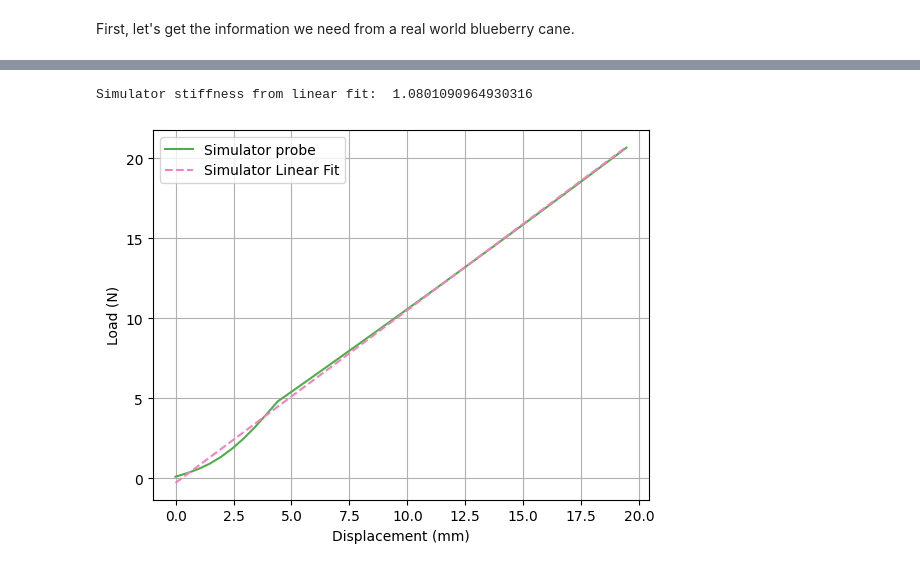
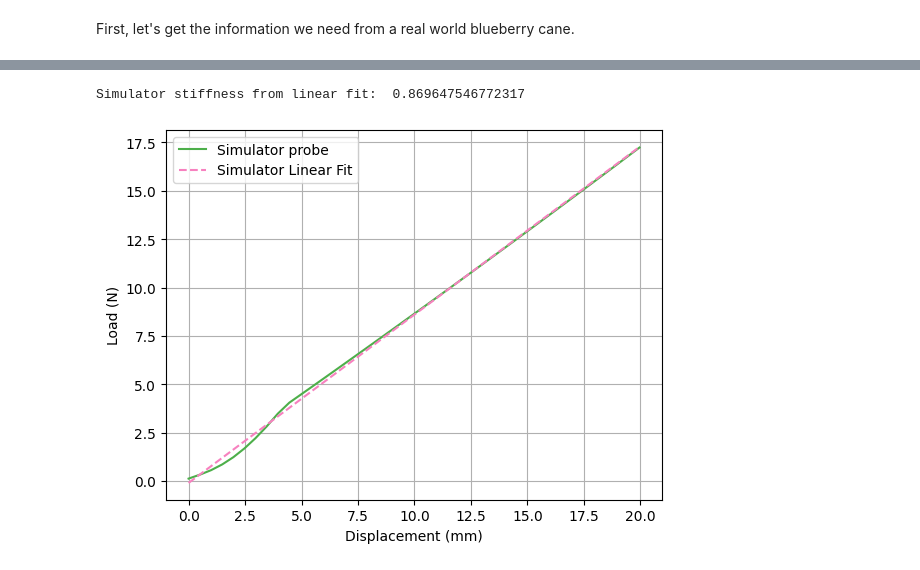
Before and after one commit to Intelligent-Machines-and-Materials-Lab/MuJoCoBlueberryModeling, a Jupyter notebook: src/branchSim.ipynb, the cells around one changed output, grey strips where cells are left out. Saved outputs shown, nothing was run; the diff lists cells and outputs as text; code cells hidden in the pictures.

Commit message:
uploading better labeled results plots and the code that made them

```diff
--- a/src/branchSim.ipynb
+++ b/src/branchSim.ipynb
@@ -520,35 +555,60 @@ Starting simulation...
 # %%
 metadata_df = pd.DataFrame(metadata)
 metadata_df.to_csv('../data/results/metadata_' + str(datetime.date.today()) + '.csv', index=False)
+# %%
+with open('../data/results/2026-02-23_11-39/metadata.pkl', 'rb') as f:
+    metadata_1_3 = pickle.load(f)
+with open('../data/results/2026-02-23_18-6/metadata.pkl', 'rb') as f:
+    metadata_5_9_14 = pickle.load(f)
+with open('../data/results/2026-02-25_0-2/metadata.pkl', 'rb') as f:
+    metadata_23 = pickle.load(f)
+
+# remove bush 5 data from metadata_1_3
+for key in metadata_1_3.keys():
+    metadata_1_3[key] = metadata_1_3[key][:-2]
+# remove bush 23 from metadata_5_9_14 (last 2 entries)
+for key in metadata_5_9_14.keys():
+    metadata_5_9_14[key] = metadata_5_9_14[key][:-2]
+
+# increase the indexes in metadata_5_9_14 by the length of metadata_1_3 to avoid overlap when we concatenate them later
+metadata_5_9_14['sim_idx'] = [i+len(metadata_1_3['sim_idx']) for i in metadata_5_9_14['sim_idx']]
+metadata_23['sim_idx'] = [i+len(metadata_1_3['sim_idx']) + len(metadata_5_9_14['sim_idx']) for i in metadata_23['sim_idx']]
+
+#combine the metadata dictionaries
+combined_metadata = {}
+for key in metadata_1_3.keys():
+    combined_metadata[key] = metadata_1_3[key] + metadata_5_9_14[key] + metadata_23[key]
+combined_metadata_df = pd.DataFrame(combined_metadata)
+combined_metadata_df.to_csv('../data/results/metadata_2026-02-23_11-39.csv', index=False)
 # %%
 # To fix slope data that was improperly calculated during the initial 2un
-
-with open('../data/results/2026-02-22_23-10/sim_data_df_bush1_branch3_trial1.pkl', 'rb') as f:
+# data/results/2026-02-25_0-2/sim_data_df_bush23_branch1_trial3.pkl
+with open('../data/results/2026-02-25_0-2/sim_data_df_bush23_branch1_trial3.pkl', 'rb') as f:
     sim_data_df = pickle.load(f)
 
-idx = 40
+idx = 41
 
 # generate a linear fit for the simulator probe force-displacement curve
 sim_fd_linearfit = np.polyfit(sim_data_df['Position (mm)'][:idx], sim_data_df['Force (N)'][:idx], 1)
 # sim_fd_linearfit_first_10mm = np.polyfit(pre_control_posvals_array[0:10], pre_control_forcevals_array[0:10], 1)
 def get_sim_force_at_disp(disp_in_mm):
     force = sim_fd_linearfit[0]*disp_in_mm + sim_fd_linearfit[1]
     return force
 
 fig = plt.figure()
 plt.plot(sim_data_df['Position (mm)'][:idx], sim_data_df['Force (N)'][:idx], label='Simulator probe', linestyle='-', color='#4daf4a')
 plt.plot(sim_data_df['Position (mm)'][:idx], get_sim_force_at_disp(sim_data_df['Position (mm)'][:idx]), label='Simulator Linear Fit', linestyle='--', color='#f781bf')
 # plt.scatter(pushdata['Displacement (mm)'].iloc[[20, 30, 40]], pushdata['Load (N)'].iloc[[20, 30, 40]], color='blue')
 # plt.scatter(pre_control_posvals*1000, pre_control_forcevals, color='orange', s=10)
 plt.xlabel("Displacement (mm)")
 plt.ylabel("Load (N)")
 plt.legend()
 plt.grid()
 
 print("Simulator stiffness from linear fit: ", sim_fd_linearfit[0])
 # %% [output]
-Simulator stiffness from linear fit:  1.0801090964930316
+Simulator stiffness from linear fit:  0.869647546772317
-[figure, old version]
+[figure, new version]
 # %%
 dpi = 120
 width = 1200
```
Also changed, not shown: parts of 1 cell of this notebook, 4 other files.
